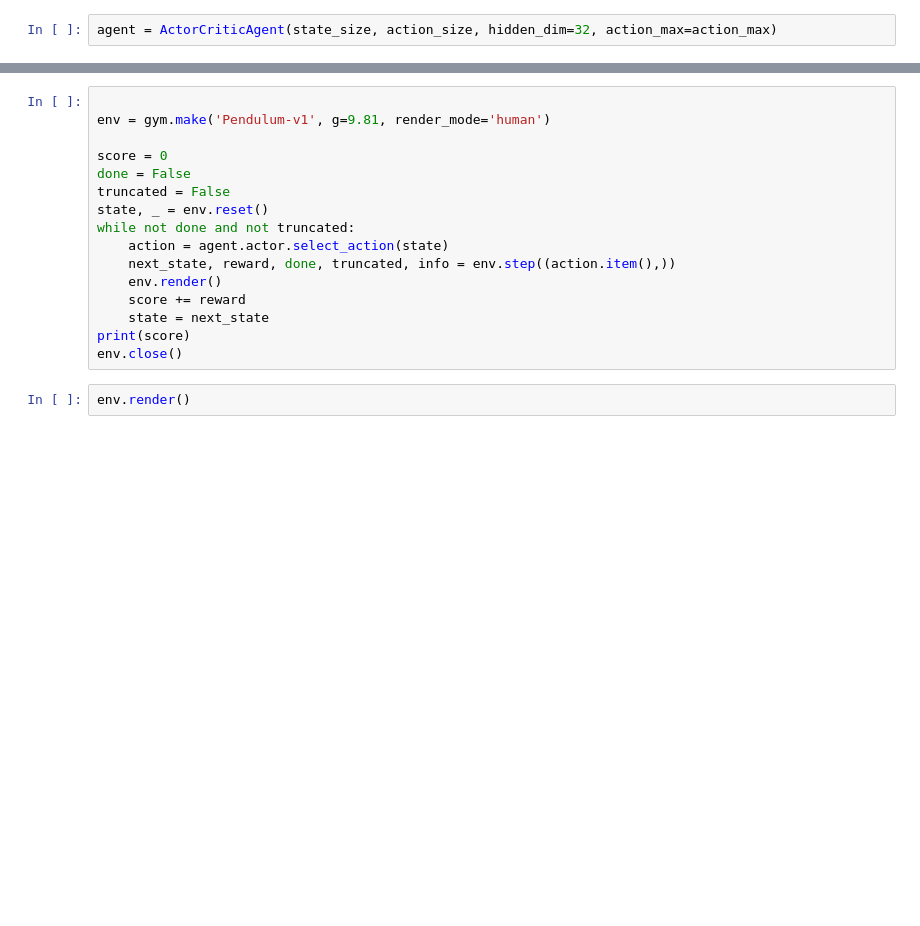
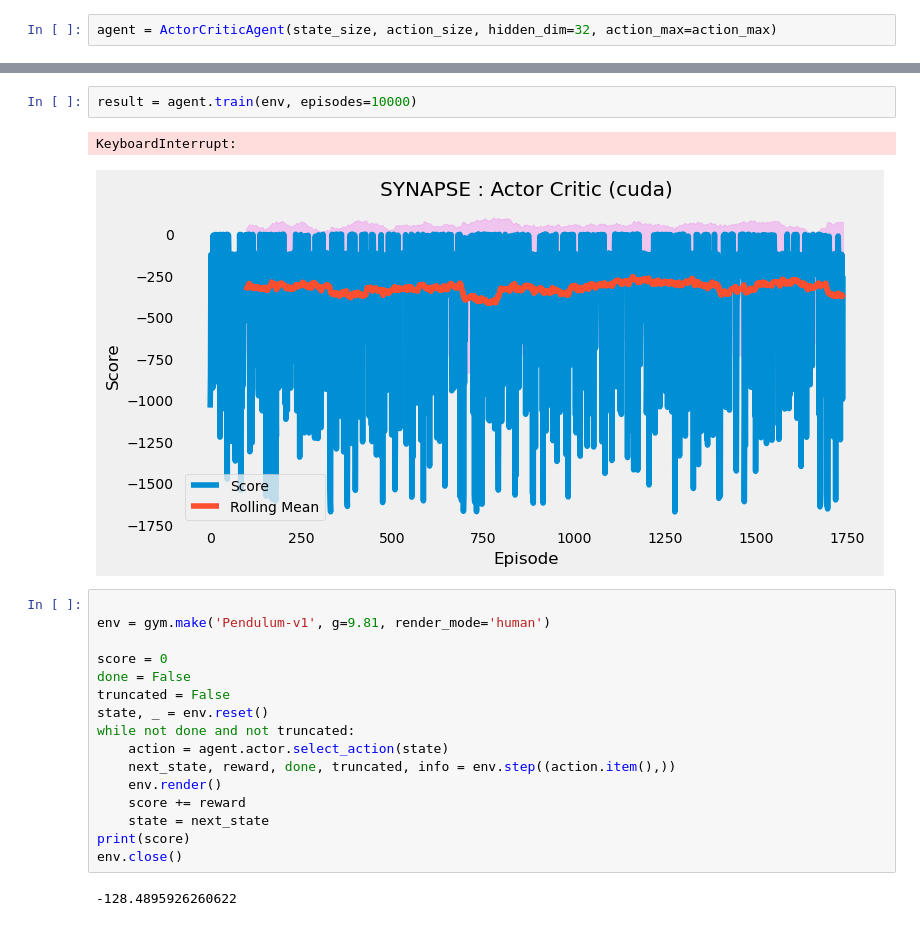
Before and after one commit to amirhosseinh77/NN-Control, a Jupyter notebook: pendulum_RL.ipynb, the cells around one changed output, grey strips where cells are left out. Cells and saved outputs as stored; diff of their text form; blank space fills up the shorter version.

```diff
--- a/pendulum_RL.ipynb
+++ b/pendulum_RL.ipynb
@@ -41,3 +20,8 @@ KeyboardInterrupt:
+# %%
+result = agent.train(env, episodes=10000)
+# %% [output]
+KeyboardInterrupt:
+[figure, added]
 # %%
 
 env = gym.make('Pendulum-v1', g=9.81, render_mode='human')
@@ -54,5 +38,5 @@ while not done and not truncated:
     state = next_state
 print(score)
 env.close()
+# %% [output]
+-128.4895926260622
-# %%
-env.render()
```
Also changed, not shown: parts of 2 cells of this notebook, 5 other files.
